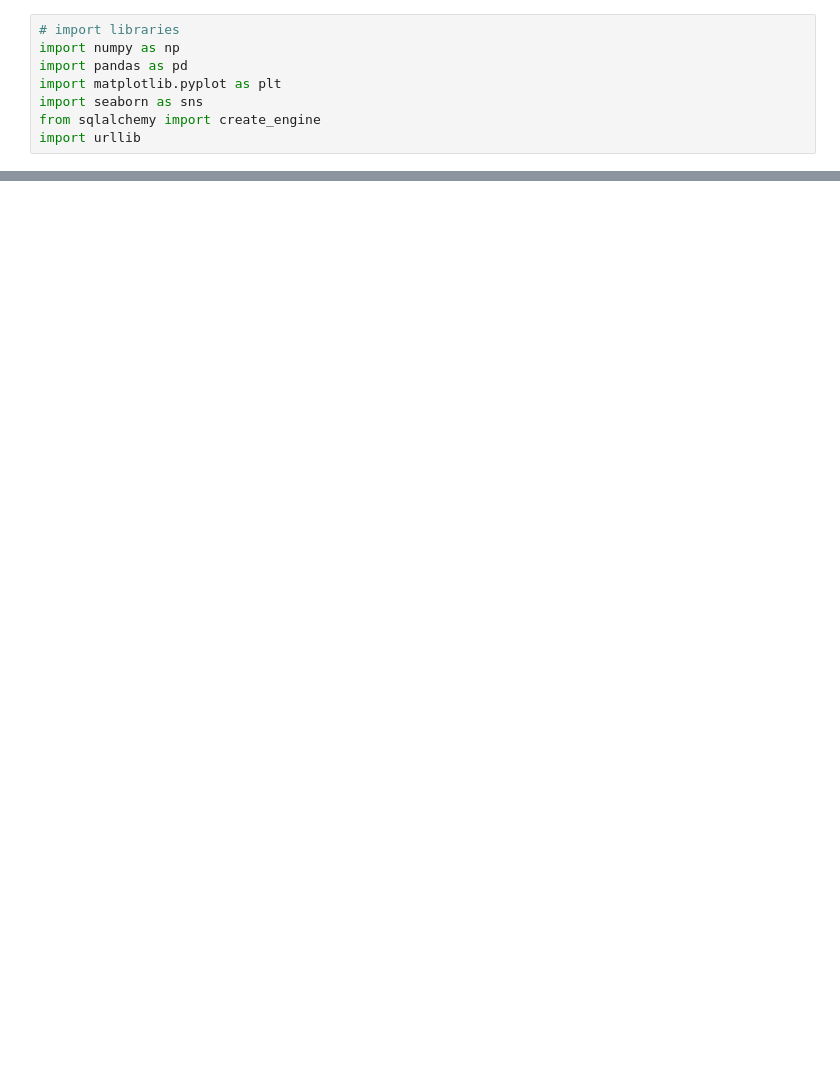
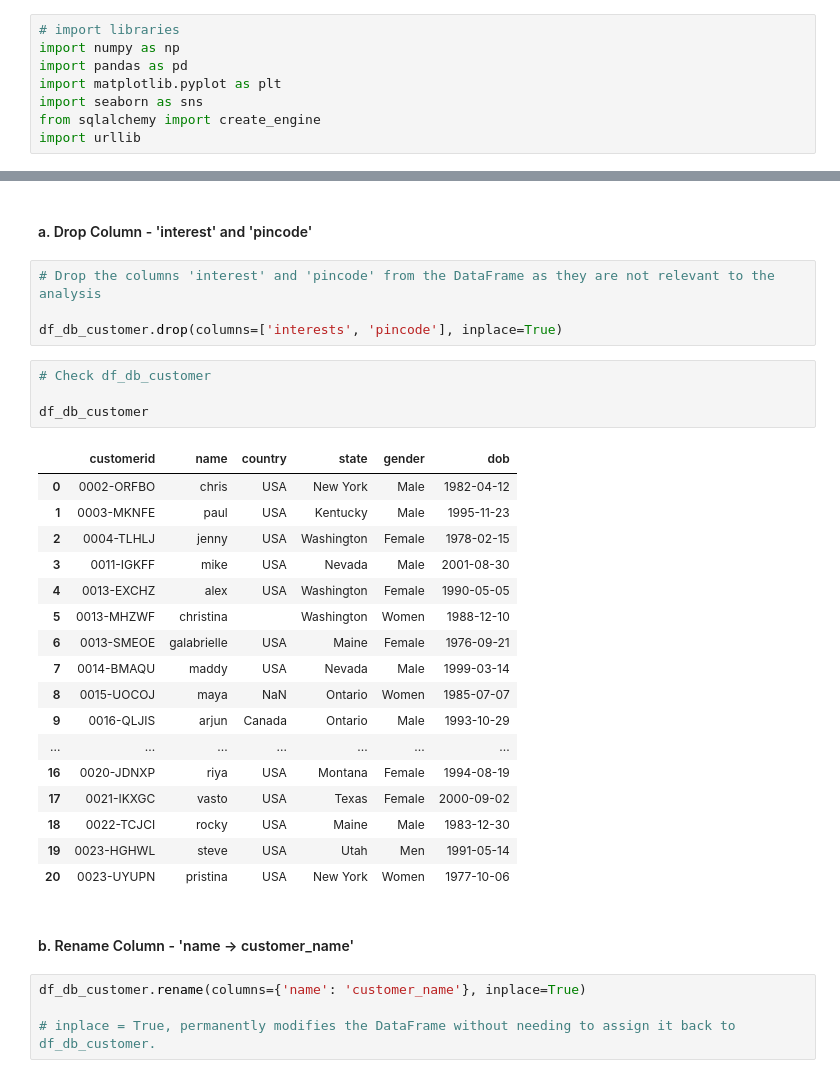
Before and after one commit to SBundhunDev/Customer_Churn_Analysis, a Jupyter notebook: Notebook/OTT_Customer_Churn_Analysis.ipynb, the cells around one changed output, grey strips where cells are left out. Saved outputs shown, nothing was run; the diff lists cells and outputs as text; blank space fills up the shorter version.

Commit message:
Add data cleaning stage and refresh source data

```diff
--- a/Notebook/OTT_Customer_Churn_Analysis.ipynb
+++ b/Notebook/OTT_Customer_Churn_Analysis.ipynb
@@ -67,0 +179,34 @@ memory usage: 1.4+ KB
+# %% [markdown]
+#### a. Drop Column - 'interest' and 'pincode'
+# %%
+# Drop the columns 'interest' and 'pincode' from the DataFrame as they are not relevant to the analysis
+
+df_db_customer.drop(columns=['interests', 'pincode'], inplace=True)
+# %%
+# Check df_db_customer
+
+df_db_customer
+# %% [output]
+|  | customerid | name | country | state | gender | dob |
+| 0 | 0002-ORFBO | chris | USA | New York | Male | 1982-04-12 |
+| 1 | 0003-MKNFE | paul | USA | Kentucky | Male | 1995-11-23 |
+| 2 | 0004-TLHLJ | jenny | USA | Washington | Female | 1978-02-15 |
+| 3 | 0011-IGKFF | mike | USA | Nevada | Male | 2001-08-30 |
+| 4 | 0013-EXCHZ | alex | USA | Washington | Female | 1990-05-05 |
+| 5 | 0013-MHZWF | christina |  | Washington | Women | 1988-12-10 |
+| 6 | 0013-SMEOE | galabrielle | USA | Maine | Female | 1976-09-21 |
+| 7 | 0014-BMAQU | maddy | USA | Nevada | Male | 1999-03-14 |
+| 8 | 0015-UOCOJ | maya | NaN | Ontario | Women | 1985-07-07 |
+| 9 | 0016-QLJIS | arjun | Canada | Ontario | Male | 1993-10-29 |
+| ... | ... | ... | ... | ... | ... | ... |
+| 16 | 0020-JDNXP | riya | USA | Montana | Female | 1994-08-19 |
+| 17 | 0021-IKXGC | vasto | USA | Texas | Female | 2000-09-02 |
+| 18 | 0022-TCJCI | rocky | USA | Maine | Male | 1983-12-30 |
+| 19 | 0023-HGHWL | steve | USA | Utah | Men | 1991-05-14 |
+| 20 | 0023-UYUPN | pristina | USA | New York | Women | 1977-10-06 |
+# %% [markdown]
+#### b. Rename Column - 'name -> customer_name'
+# %%
+df_db_customer.rename(columns={'name': 'customer_name'}, inplace=True)
+
+# inplace = True, permanently modifies the DataFrame without needing to assign it back to df_db_customer.
```
Also changed, not shown: parts of 29 cells of this notebook, 3 other files.
